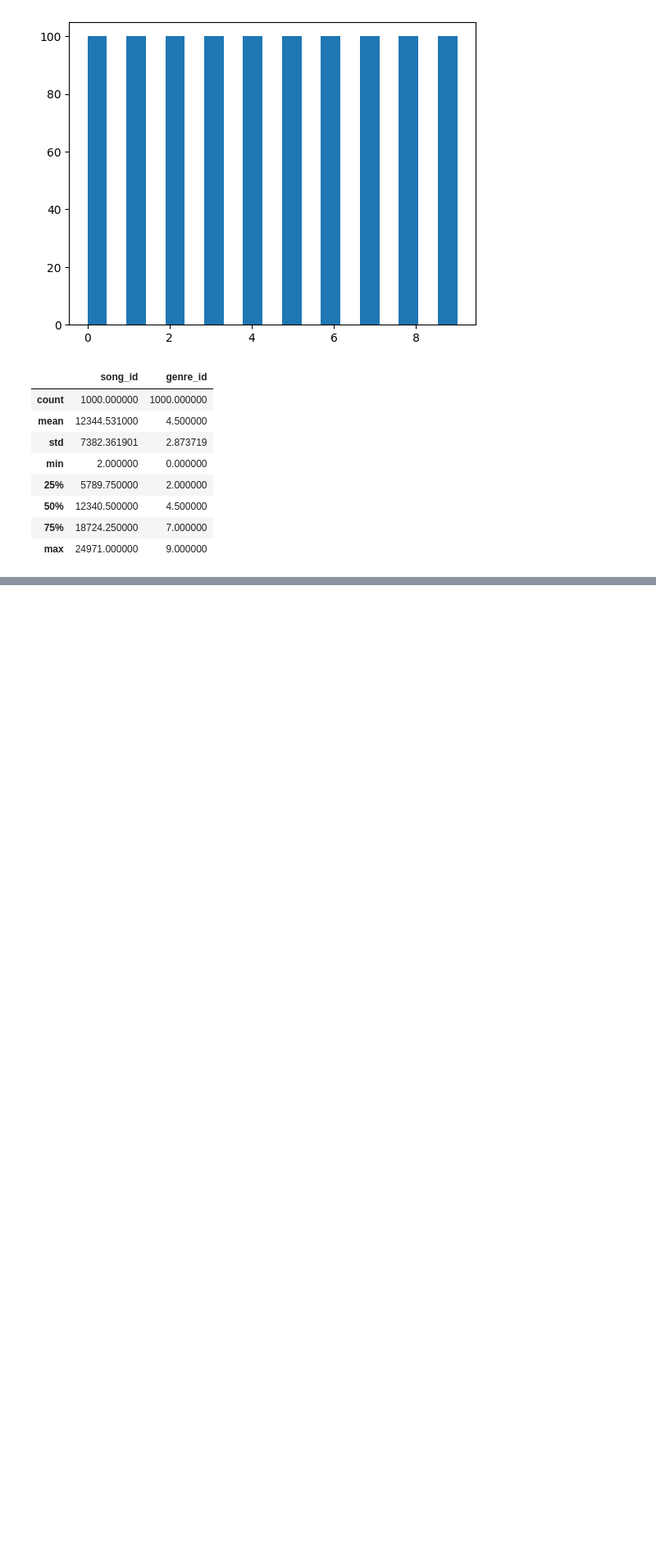
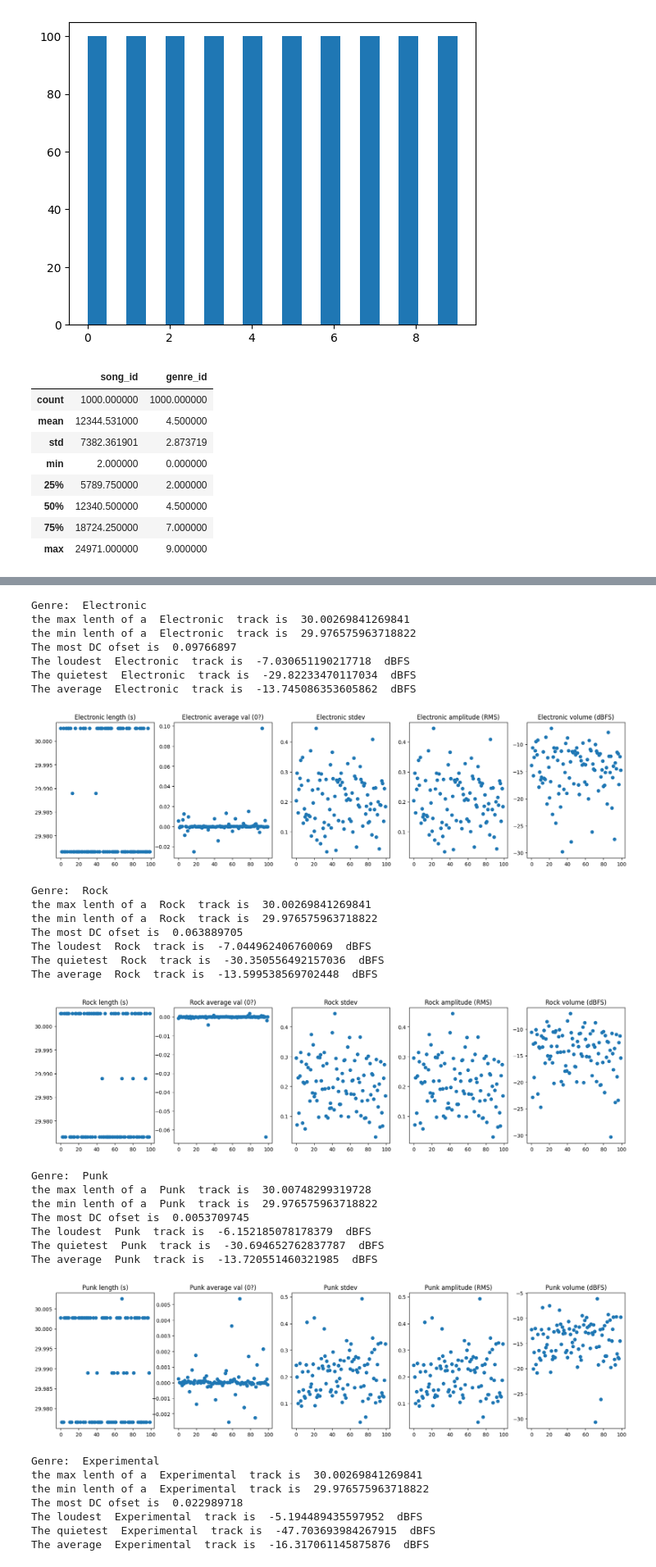
Before and after one commit to allispaul/audiobot, a Jupyter notebook: EDA/Audiobots_Data_Exploration.ipynb, the cells around one changed output, grey strips where cells are left out. Shown at 82% size. Cells and saved outputs as stored; diff of their text form; code cells hidden in the pictures; blank space fills up the shorter version.

```diff
--- a/EDA/Audiobots_Data_Exploration.ipynb
+++ b/EDA/Audiobots_Data_Exploration.ipynb
@@ -140,0 +298,65 @@ plt.scatter(range(1000),lengths)
+# %%
+def calculatestats(genre, lengths, averages, stdevs, amps, vols):
+
+    print("Genre: ", genres[i])
+    print("the max lenth of a ", genres[i], " track is ", np.max(lengths)/44100)
+    print("the min lenth of a ", genres[i], " track is ", np.min(lengths)/44100)
+    print("The most DC ofset is ", np.max(np.abs(averages)))
+    print("The loudest ", genres[i], " track is ", np.max(vols)," dBFS")
+    print("The quietest ", genres[i], " track is ", np.min(vols)," dBFS")
+    print("The average ", genres[i], " track is ", 20*np.log10(np.mean(amps))," dBFS")
+    # Because decibels are logarithmic, you can't just take their mean.
+    # Could do geometric mean though...
+# %%
+for i in range(10):
+    myindex = df[df['genre_id'] == i].index
+    newarray = [np.array(song['array'], dtype = np.float32) for song in songs[myindex]['audio']]
+
+
+    lengths = []
+    averages = []
+    stdevs = []
+    amps = []
+    vols = []
+
+    for song in newarray:
+        lengths.append(len(song))
+        averages.append(np.mean(song))
+        stdevs.append(np.std(song))
+        amps.append(np.sqrt(np.sum(song**2)/len(song)))
+        vols.append(20*np.log10(amps[-1]))
+
+    calculatestats(i, lengths, averages, stdevs, amps, vols)
+    makegraphs(i, lengths, averages, stdevs, amps, vols)
+# %% [output]
+Genre:  Electronic
+the max lenth of a  Electronic  track is  30.00269841269841
+the min lenth of a  Electronic  track is  29.976575963718822
+The most DC ofset is  0.09766897
+The loudest  Electronic  track is  -7.030651190217718  dBFS
+The quietest  Electronic  track is  -29.82233470117034  dBFS
+The average  Electronic  track is  -13.745086353605862  dBFS
+[figure, added]
+Genre:  Rock
+the max lenth of a  Rock  track is  30.00269841269841
+the min lenth of a  Rock  track is  29.976575963718822
+The most DC ofset is  0.063889705
+The loudest  Rock  track is  -7.044962406760069  dBFS
+The quietest  Rock  track is  -30.350556492157036  dBFS
+The average  Rock  track is  -13.599538569702448  dBFS
+[figure, added]
+Genre:  Punk
+the max lenth of a  Punk  track is  30.00748299319728
+the min lenth of a  Punk  track is  29.976575963718822
+The most DC ofset is  0.0053709745
+The loudest  Punk  track is  -6.152185078178379  dBFS
+The quietest  Punk  track is  -30.694652762837787  dBFS
+The average  Punk  track is  -13.720551460321985  dBFS
+[figure, added]
+Genre:  Experimental
+the max lenth of a  Experimental  track is  30.00269841269841
+the min lenth of a  Experimental  track is  29.976575963718822
+The most DC ofset is  0.022989718
+The loudest  Experimental  track is  -5.194489435597952  dBFS
+The quietest  Experimental  track is  -47.703693984267915  dBFS
+The average  Experimental  track is  -16.317061145875876  dBFS
```
Also changed, not shown: parts of 29 cells of this notebook.
